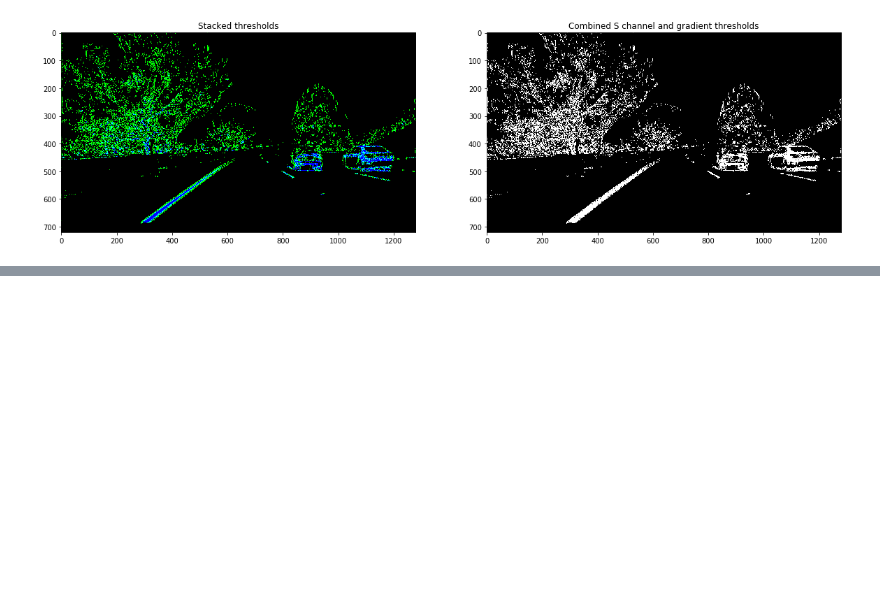
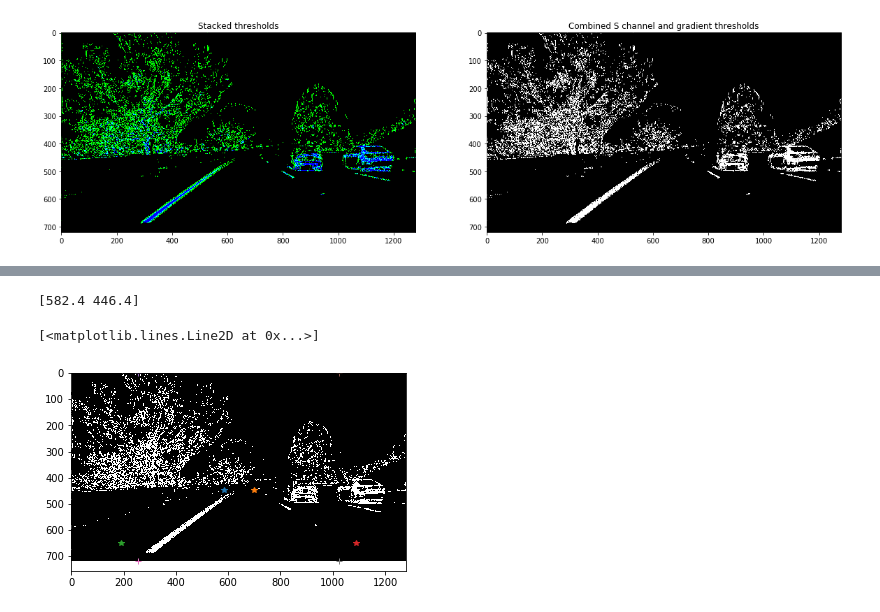
Before and after one commit to magedhassan/CarND-Advanced-Lane-Lines, a Jupyter notebook: advanced-lane-lines.ipynb, the cells around one changed output, grey strips where cells are left out. Drawn from its saved outputs; the diff is of its cells as text; code cells hidden in the pictures; blank space fills up the shorter version.

```diff
--- a/advanced-lane-lines.ipynb
+++ b/advanced-lane-lines.ipynb
@@ -235,8 +250,3 @@ undistorted_image = undistort_image(img, mtx, dist)
 combined_binary = thresholding(img, grad_to='s', thresh=(20,100), s_thresh=(170,255))
 # %% [output]
 [figure]
-# %%
-# change_prespective()
-src = np.float32([[285,677], [551,478], [736,478], [1044,677]])
-dst = np.float32([[285,677], [285,478], [1044,478], [1044,677]])
-top_down, perspective_M = change_prespective(combined_binary, src, dst)
@@ -259,0 +269,17 @@ plt.plot(1044,677, '+')
+# %%
+# plot the src and dst points on the image to get an idea how good they are
+#%matplotlib qt
+print(src[0])
+plt.imshow(combined_binary, cmap='gray')
+plt.plot(src[0,0],src[0,1], '*')
+plt.plot(src[1,0],src[1,1], '*')
+plt.plot(src[2,0],src[2,1], '*')
+plt.plot(src[3,0],src[3,1], '*')
+plt.plot(dst[0,0],dst[0,1], '+')
+plt.plot(dst[1,0],dst[1,1], '+')
+plt.plot(dst[2,0],dst[2,1], '+')
+plt.plot(dst[3,0],dst[3,1], '+')
+# %% [output]
+[582.4 446.4]
+[<matplotlib.lines.Line2D at 0x...>]
+[figure, added]
```
Also changed, not shown: parts of 5 cells of this notebook.
